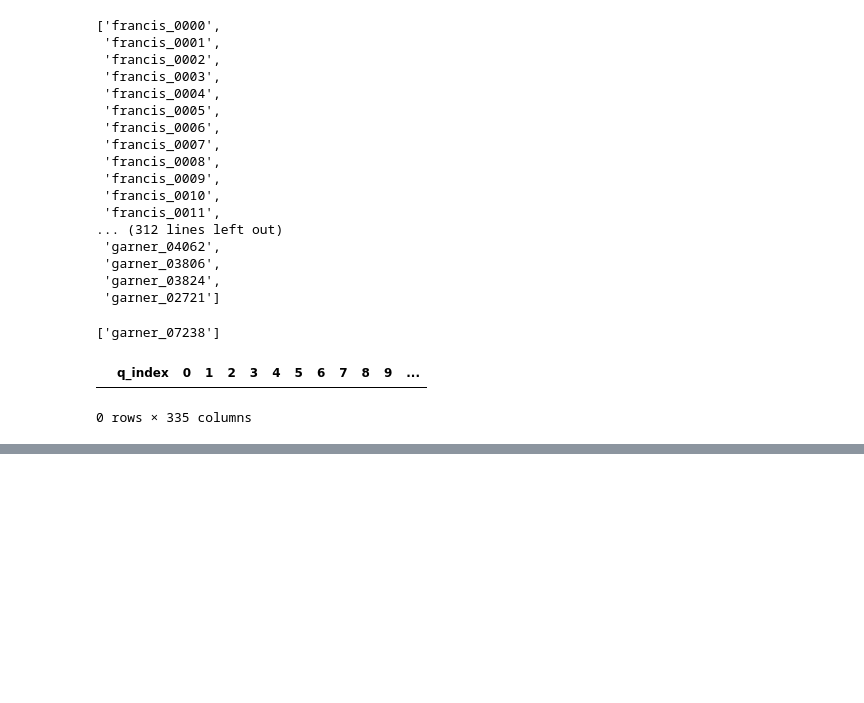
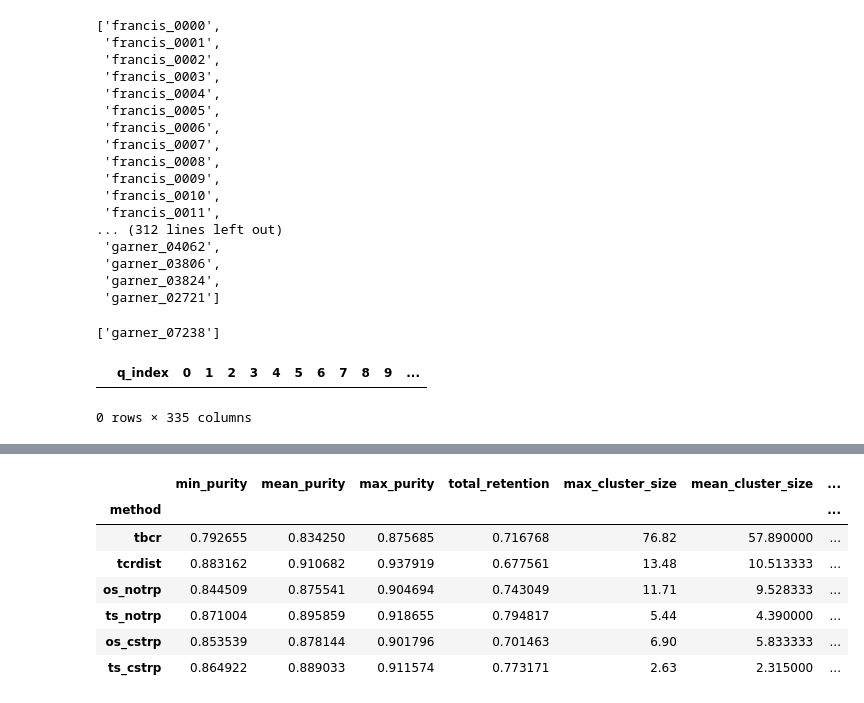
Before and after one commit to richieYT-wan/tclustr, a Jupyter notebook: notebooks/240819_PatientData.ipynb, the cells around one changed output, grey strips where cells are left out. Saved outputs shown, nothing was run; the diff lists cells and outputs as text; code cells hidden in the pictures; blank space fills up the shorter version.

```diff
--- a/notebooks/240819_PatientData.ipynb
+++ b/notebooks/240819_PatientData.ipynb
@@ -1642,23 +1665,23 @@ def get_gb(input_df, topn_df):
     gb['properly_assigned_covid_retention'] = gb.apply(lambda x: x['n_covid_tcrs']/n_covid if int(x.name)>1 else np.nan, axis=1)
     return gb
 
-def sub_results(number, seed):
-    print(f'../output/lt20errors/*francis_{number:03}_seed_{seed:03}/*francis_{number:03}_seed_{seed:03}*/')
-    dirpath = glob.glob(f'../output/lt20errors/*francis_{number:03}_seed_{seed:03}*/')[0]
+def sub_results(number, seed, directory='240906_Subsampled_MST_bootstrapped_noDistMatrix'):
+    # print(f'../output/{directory}/*francis_{number:03}_seed_{seed:03}/*francis_{number:03}_seed_{seed:03}*/')
+    dirpath = glob.glob(f'../output/{directory}/*francis_{number:03}_seed_{seed:03}*/')[0]
     try:
-        vae_os_notrp_topn = pd.read_csv(glob.glob(f'../output/lt20errors/*francis_{number:03}_seed_{seed:03}*/cluster_results_VAE_OS_NoTRP_topn_cut.csv')[0])
-        vae_ts_notrp_topn = pd.read_csv(glob.glob(f'../output/lt20errors/*francis_{number:03}_seed_{seed:03}*/cluster_results_VAE_TS_NoTRP_topn_cut.csv')[0])
-        vae_os_cstrp_topn = pd.read_csv(glob.glob(f'../output/lt20errors/*francis_{number:03}_seed_{seed:03}*/cluster_results_VAE_OS_CsTRP_topn_cut.csv')[0])
-        vae_ts_cstrp_topn = pd.read_csv(glob.glob(f'../output/lt20errors/*francis_{number:03}_seed_{seed:03}*/cluster_results_VAE_TS_CsTRP_topn_cut.csv')[0])
-        tbcr_topn = pd.read_csv(glob.glob(f'../output/lt20errors/*francis_{number:03}_seed_{seed:03}*/cluster_results_TBCRalign_topn_cut.csv')[0])
-        tcrdist_topn = pd.read_csv(glob.glob(f'../output/lt20errors/*francis_{number:03}_seed_{seed:03}*/cluster_results_tcrdist3_topn_cut.csv')[0])
+        vae_os_notrp_topn = pd.read_csv(glob.glob(f'../output/{directory}/*francis_{number:03}_seed_{seed:03}*/cluster_results_VAE_OS_NoTRP_topn_cut.csv')[0])
+        vae_ts_notrp_topn = pd.read_csv(glob.glob(f'../output/{directory}/*francis_{number:03}_seed_{seed:03}*/cluster_results_VAE_TS_NoTRP_topn_cut.csv')[0])
+        vae_os_cstrp_topn = pd.read_csv(glob.glob(f'../output/{directory}/*francis_{number:03}_seed_{seed:03}*/cluster_results_VAE_OS_CsTRP_topn_cut.csv')[0])
+        vae_ts_cstrp_topn = pd.read_csv(glob.glob(f'../output/{directory}/*francis_{number:03}_seed_{seed:03}*/cluster_results_VAE_TS_CsTRP_topn_cut.csv')[0])
+        tbcr_topn = pd.read_csv(glob.glob(f'../output/{directory}/*francis_{number:03}_seed_{seed:03}*/cluster_results_TBCRalign_topn_cut.csv')[0])
+        tcrdist_topn = pd.read_csv(glob.glob(f'../output/{directory}/*francis_{number:03}_seed_{seed:03}*/cluster_results_tcrdist3_topn_cut.csv')[0])
     except:
         print('failed')
         return tuple([None]*13)
     # display(stats_by_label(vae_topn))
     # display(stats_by_label(tbcr_topn))
     # display(stats_by_label(tcrdist_topn))
-    input_df = pd.read_csv(glob.glob(f'../data/OTS/BACKUP_ERROR_subsampled_francis_garner/*francis_{number:03}_seed_{seed:03}*')[0])
+    input_df = pd.read_csv(glob.glob(f'../data/OTS/subsampled_francis_garner/*francis_{number:03}_seed_{seed:03}*')[0])
     merged = mixed.drop(columns=['tcr']).merge(vae_topn[['index_col','node','pred_label','cluster_size','majority_label','purity']], left_on=['index_col'], right_on=['index_col'])
     gb_vae_os_notrp = get_gb(input_df, vae_os_notrp_topn)
     gb_vae_ts_notrp = get_gb(input_df, vae_ts_notrp_topn)
@@ -1670,6 +1693,73 @@ def sub_results(number, seed):
     return input_df, gb_vae_os_notrp, gb_vae_ts_notrp, gb_vae_os_cstrp, gb_vae_ts_cstrp, gb_tbcr, gb_tcrdist,\
            vae_os_notrp_topn, vae_ts_notrp_topn, vae_os_cstrp_topn, vae_ts_cstrp_topn, tbcr_topn, tcrdist_topn
 
+def get_stats_from_gb(gb):
+    min_purity = gb['mean_purity'].min()
+    mean_purity = gb['mean_purity'].mean()
+    max_purity = gb['mean_purity'].max()
+    total_retention = gb['properly_assigned_covid_retention'].sum()
+    max_cluster_size = gb.reset_index()['cluster_size'].max()
+    mean_cluster_size = gb.reset_index().query('cluster_size>1')['cluster_size'].mean()
+    min_cluster_size = gb.reset_index().query('cluster_size>1')['cluster_size'].min()
+    n_singletons = len(gb.reset_index().query('cluster_size==1'))
+    return {'min_purity': min_purity, 'mean_purity': mean_purity, 'max_purity': max_purity,
+            'total_retention': total_retention,
+            'max_cluster_size': max_cluster_size,
+            'mean_cluster_size': mean_cluster_size,
+            'min_cluster_size': min_cluster_size,
+            'n_singletons':n_singletons}
+
+def gcgb(concat):
+    gb = concat.sort_index().reset_index().groupby(['cluster_size']).agg(n_occurences=('mean_count','count'),
+                                                                         avg_mean_count=('mean_count','mean'),
+                                                                         avg_max_count=('max_count','mean'),
+                                                                         avg_mean_purity=('mean_purity','mean'),
+                                                                         mean_n_covid_tcrs=('n_covid_tcrs','mean'),
+                                                                         mean_n_clusters=('n_clusters','mean'),
+                                                                         mean_covid_retention=('properly_assigned_covid_retention','mean'),
+                                                                         bootstrap_avg_covid_retention=('properly_assigned_covid_retention','sum'))
+    gb['bootstrap_avg_covid_retention'] = gb['bootstrap_avg_covid_retention']/100
+    return gb
+
+def do_all_seeds(number):
+    out = Parallel(n_jobs=10)(delayed(sub_results)(number, seed) for seed in range(100))
+    ntr = [x[0] for x in out if x[0] is not None]
+
+    concat_os_notrp = pd.concat([x[1] for x in out])
+    concat_ts_notrp = pd.concat([x[2] for x in out])
+    concat_os_cstrp = pd.concat([x[3] for x in out])
+    concat_ts_cstrp = pd.concat([x[4] for x in out])
+    concat_tbcr = pd.concat([x[5] for x in out])
+    concat_tcrdist = pd.concat([x[6] for x in out])
+    a=gcgb(concat_os_notrp)
+    b=gcgb(concat_ts_cstrp)
+    c=gcgb(concat_tbcr)
+    print(f'One Stage ; No Triplet ; \noverall: mean purity: {a["avg_mean_purity"].mean():.2%} ;avg retention: {a["bootstrap_avg_covid_retention"].sum():.2%}')
+    display(gcgb(concat_os_notrp))
+    print(f'Two Stage ; Cos Triplet ; \noverall: mean purity: {b["avg_mean_purity"].mean():.2%} ;avg retention: {b["bootstrap_avg_covid_retention"].sum():.2%}')
+    display(gcgb(concat_ts_cstrp))
+    print(f'TBCRalign ; \noverall: mean purity: {c["avg_mean_purity"].mean():.2%} ;avg retention: {c["bootstrap_avg_covid_retention"].sum():.2%}')
+    display(gcgb(concat_tbcr))
+
+    return concat_os_notrp, concat_ts_notrp, concat_os_cstrp, concat_ts_cstrp, concat_tbcr, concat_tcrdist
+
+
+def overall_results(number):
+    out = Parallel(n_jobs=10)(delayed(sub_results)(number, seed) for seed in range(100))
+    # print(len(ntr))
+    os_notrp = pd.DataFrame([get_stats_from_gb(x[1]) for x in out]).assign(method='os_notrp')
+    ts_notrp = pd.DataFrame([get_stats_from_gb(x[2]) for x in out]).assign(method='ts_notrp')
+    os_cstrp = pd.DataFrame([get_stats_from_gb(x[3]) for x in out]).assign(method='os_cstrp')
+    ts_cstrp = pd.DataFrame([get_stats_from_gb(x[4]) for x in out]).assign(method='ts_cstrp')
+    tbcr = pd.DataFrame([get_stats_from_gb(x[1+4]) for x in out]).assign(method='tbcr')
+    tcrdist = pd.DataFrame([get_stats_from_gb(x[2+4]) for x in out]).assign(method='tcrdist')
+    cat = pd.concat([os_notrp, ts_notrp, os_cstrp, ts_cstrp, tbcr, tcrdist])
+    return cat.assign(run=number), cat.groupby(['method']).mean().reindex(['tbcr','tcrdist','os_notrp','ts_notrp','os_cstrp','ts_cstrp']).assign(run=number)
+
+
+
 input_df, gb_vae_os_notrp, gb_vae_ts_notrp, gb_vae_os_cstrp, gb_vae_ts_cstrp, gb_tbcr, gb_tcrdist,\
-    vae_os_notrp_topn, vae_ts_notrp_topn, vae_os_cstrp_topn, vae_ts_cstrp_topn, tbcr_topn, tcrdist_topn = sub_results(0,33)
+    vae_os_notrp_topn, vae_ts_notrp_topn, vae_os_cstrp_topn, vae_ts_cstrp_topn, tbcr_topn, tcrdist_topn = sub_results(0,5)
+cat, mean = overall_results(0)
+mean
 # %% [output]
@@ -1676,0 +1766,8 @@ input_df, gb_vae_os_notrp, gb_vae_ts_notrp, gb_vae_os_cstrp, gb_vae_ts_cstrp, gb
+|  | min_purity | mean_purity | max_purity | total_retention | max_cluster_size | mean_cluster_size | ... |
+| method |  |  |  |  |  |  | ... |
+| tbcr | 0.792655 | 0.834250 | 0.875685 | 0.716768 | 76.82 | 57.890000 | ... |
+| tcrdist | 0.883162 | 0.910682 | 0.937919 | 0.677561 | 13.48 | 10.513333 | ... |
+| os_notrp | 0.844509 | 0.875541 | 0.904694 | 0.743049 | 11.71 | 9.528333 | ... |
+| ts_notrp | 0.871004 | 0.895859 | 0.918655 | 0.794817 | 5.44 | 4.390000 | ... |
+| os_cstrp | 0.853539 | 0.878144 | 0.901796 | 0.701463 | 6.90 | 5.833333 | ... |
+| ts_cstrp | 0.864922 | 0.889033 | 0.911574 | 0.773171 | 2.63 | 2.315000 | ... |
```
Also changed, not shown: parts of 34 cells of this notebook, 5 other files.
